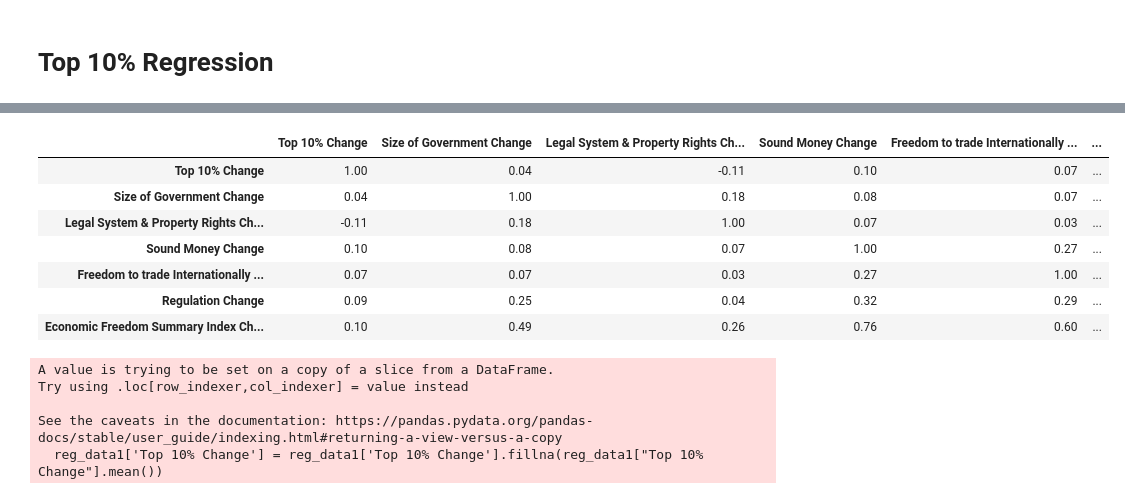
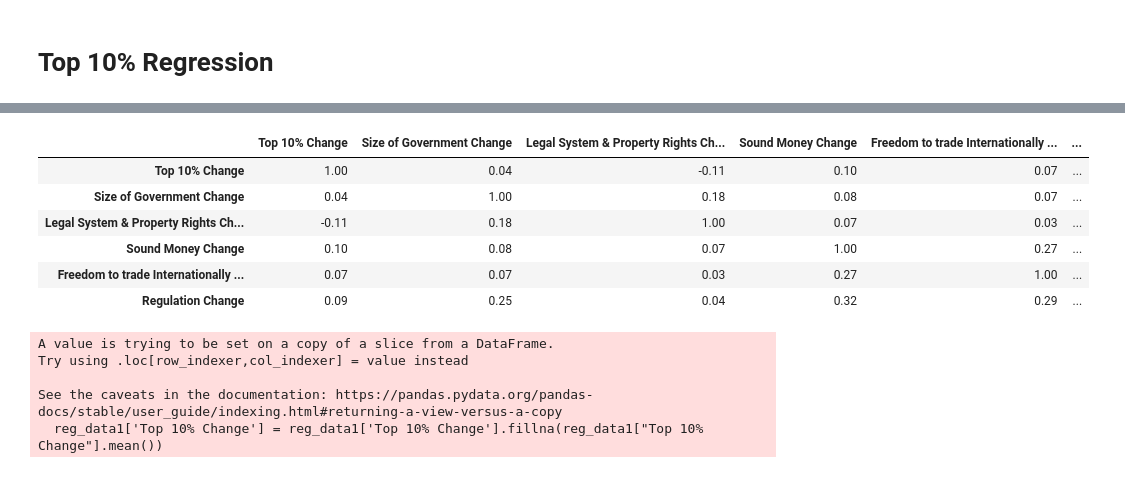
Before and after one commit to audrabuysse/Econ-411, a Jupyter notebook: Semester Project/Semester Project.ipynb, the cells around one changed output, grey strips where cells are left out. Saved outputs shown, nothing was run; the diff lists cells and outputs as text; code cells hidden in the pictures.

```diff
--- a/Semester Project/Semester Project.ipynb
+++ b/Semester Project/Semester Project.ipynb
@@ -1122,23 +1113,21 @@ The regression for the top 10% share compared to the economic freedom index from
 # %%
 y_var1 = ["Top 10% Change"]
 x_vars1 = ["Size of Government Change",
           "Legal System & Property Rights Change",
           "Sound Money Change",
           "Freedom to trade Internationally Change",
-          "Regulation Change",
-          "Economic Freedom Summary Index Change"]
+          "Regulation Change"]
 reg_vars1 = y_var1 + x_vars1
 reg_data1 = alldata[reg_vars1]
 reg_data1.corr().round(2)
 # %% [output]
 |  | Top 10% Change | Size of Government Change | Legal System & Property Rights Ch... | Sound Money Change | Freedom to trade Internationally ... | ... |
 | Top 10% Change | 1.00 | 0.04 | -0.11 | 0.10 | 0.07 | ... |
 | Size of Government Change | 0.04 | 1.00 | 0.18 | 0.08 | 0.07 | ... |
 | Legal System & Property Rights Ch... | -0.11 | 0.18 | 1.00 | 0.07 | 0.03 | ... |
 | Sound Money Change | 0.10 | 0.08 | 0.07 | 1.00 | 0.27 | ... |
 | Freedom to trade Internationally ... | 0.07 | 0.07 | 0.03 | 0.27 | 1.00 | ... |
 | Regulation Change | 0.09 | 0.25 | 0.04 | 0.32 | 0.29 | ... |
-| Economic Freedom Summary Index Ch... | 0.10 | 0.49 | 0.26 | 0.76 | 0.60 | ... |
 # %%
 reg_data1['Top 10% Change'] = reg_data1['Top 10% Change'].fillna(reg_data1["Top 10% Change"].mean())
 # %% [output]
```
Also changed, not shown: parts of 45 cells of this notebook.
